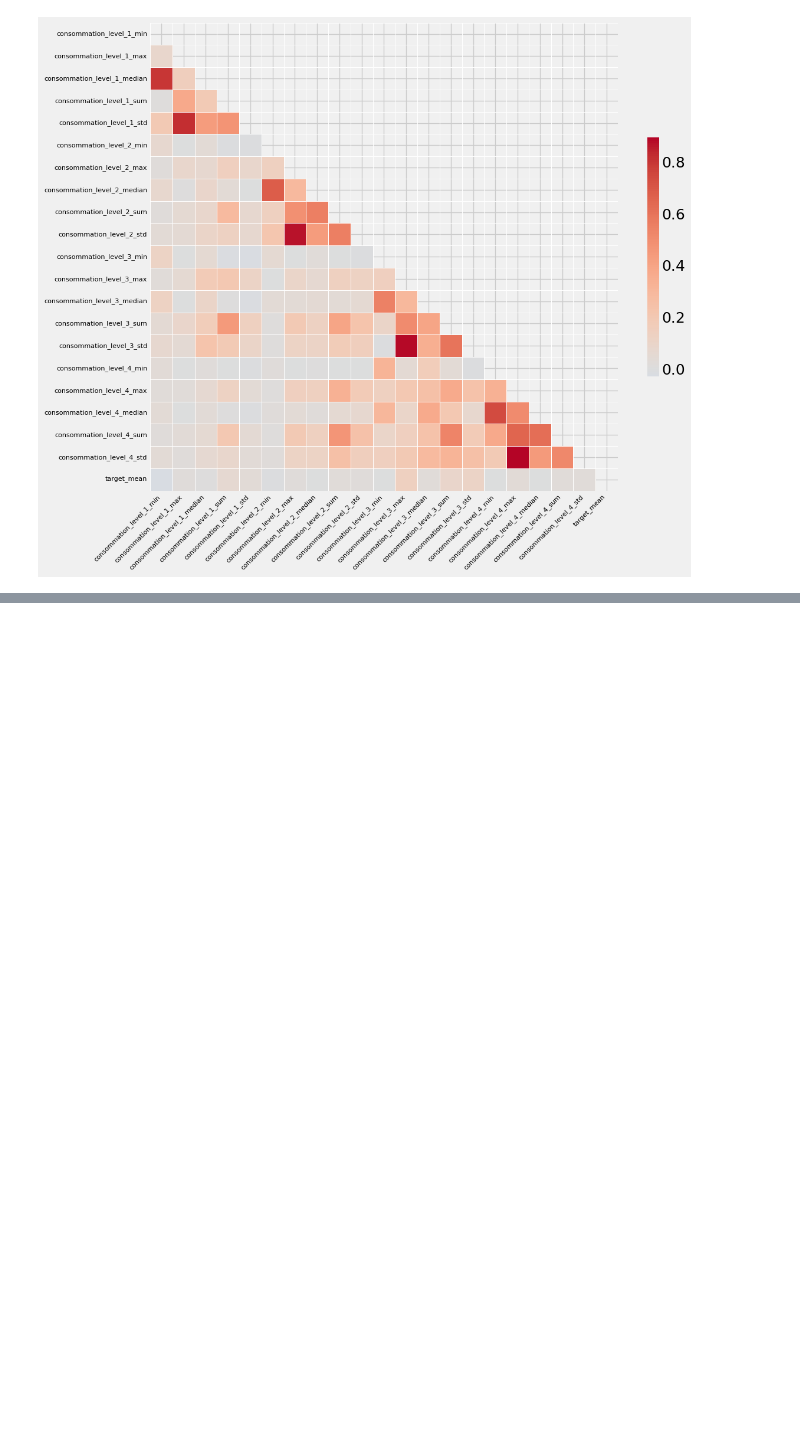
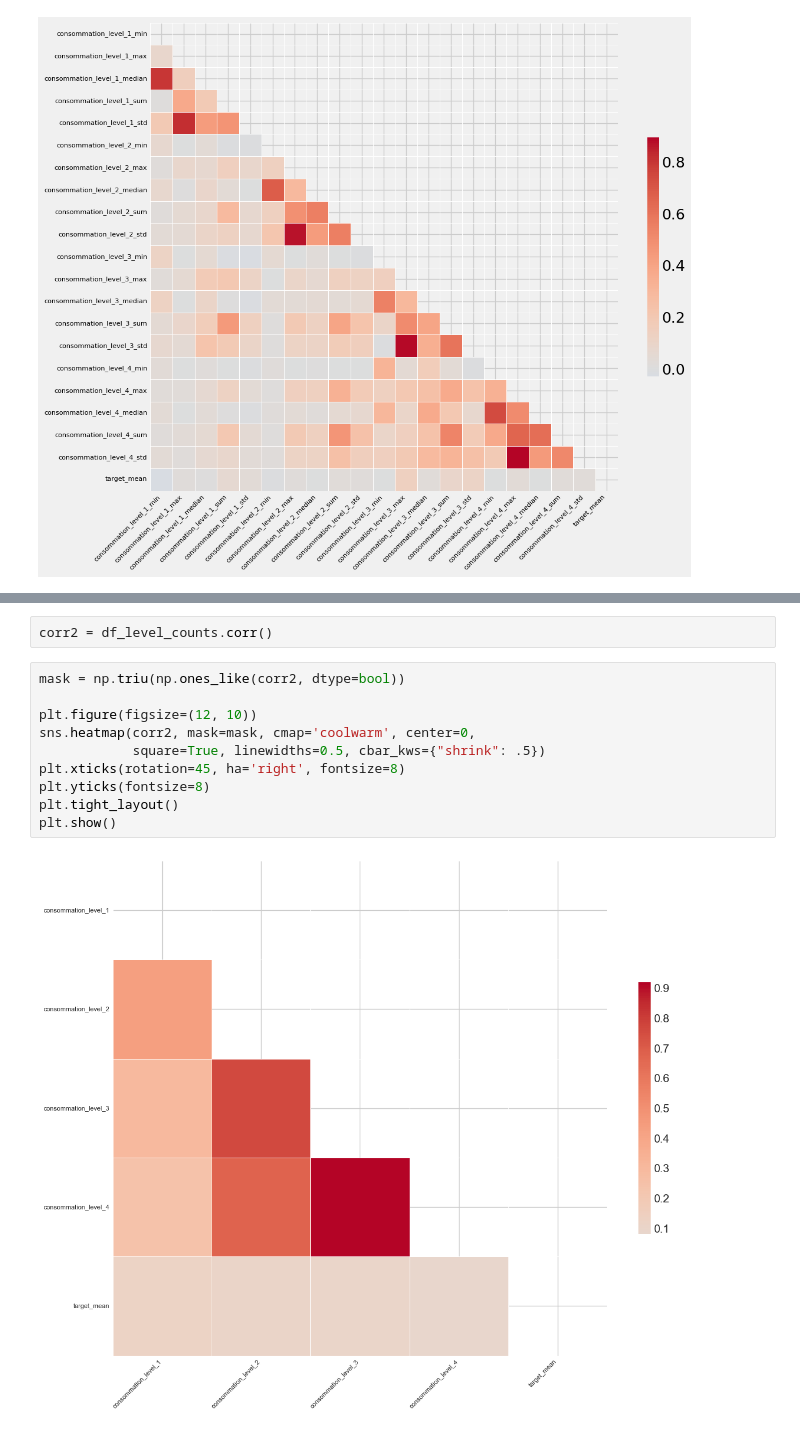
Before and after one commit to xMax991/ds-fraud-detection, a Jupyter notebook: feature_engineering_consumption_level.ipynb, the cells around one changed output, grey strips where cells are left out. Saved outputs shown, nothing was run; the diff lists cells and outputs as text; blank space fills up the shorter version.

```diff
--- a/feature_engineering_consumption_level.ipynb
+++ b/feature_engineering_consumption_level.ipynb
@@ -169,0 +235,14 @@ sns.scatterplot(x=aggregated['consommation_level_3_max'], y=aggregated['client_i
+# %%
+corr2 = df_level_counts.corr()
+# %%
+mask = np.triu(np.ones_like(corr2, dtype=bool))
+
+plt.figure(figsize=(12, 10))
+sns.heatmap(corr2, mask=mask, cmap='coolwarm', center=0,
+            square=True, linewidths=0.5, cbar_kws={"shrink": .5})
+plt.xticks(rotation=45, ha='right', fontsize=8)
+plt.yticks(fontsize=8)
+plt.tight_layout()
+plt.show()
+# %% [output]
+[figure, added]
```
Also changed, not shown: parts of 76 cells of this notebook, 2 other files.
